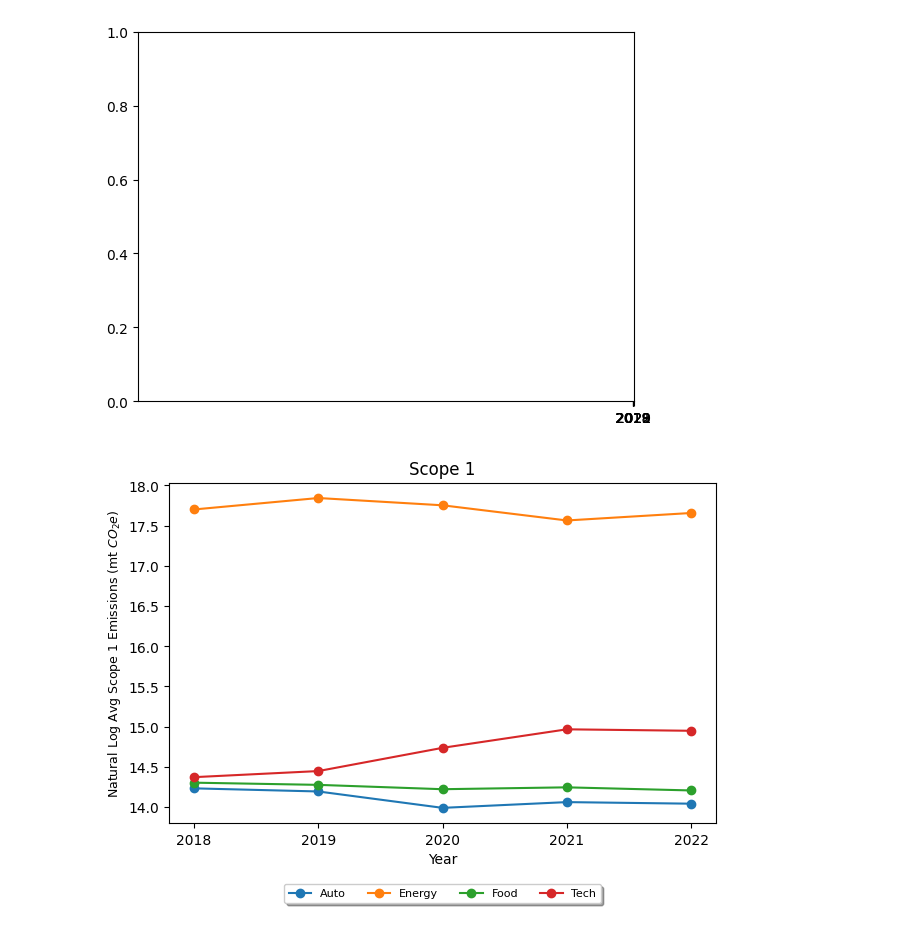
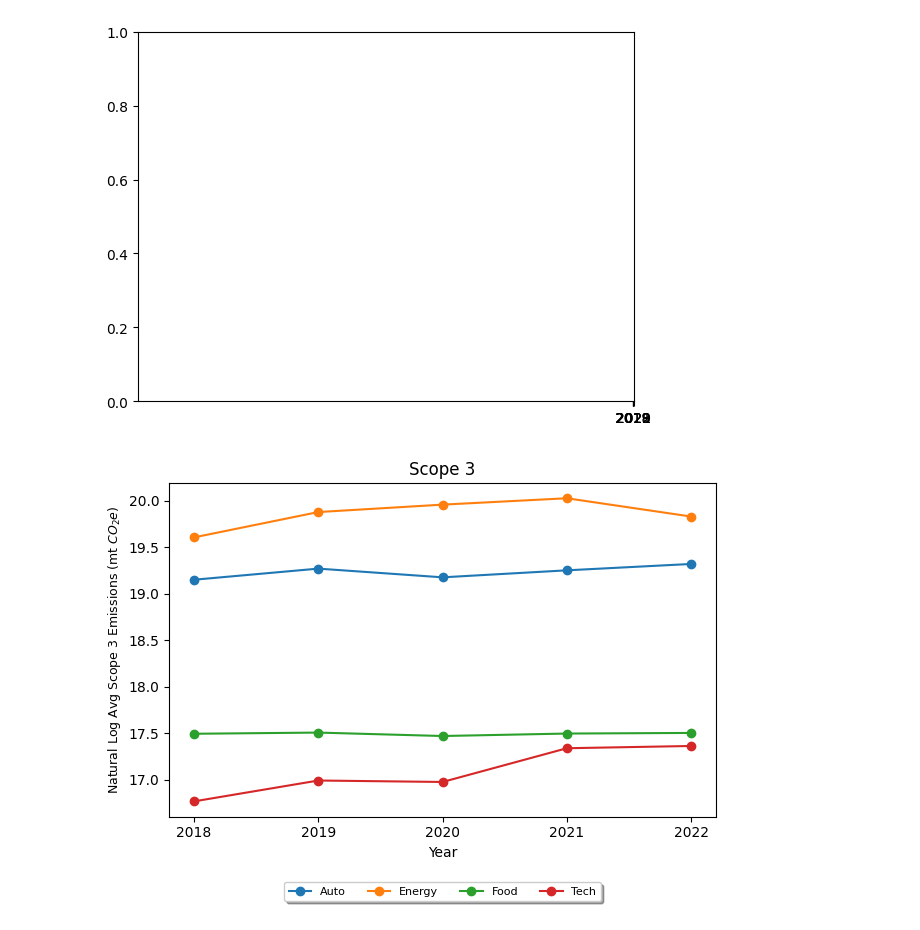
Before and after one commit to zcjanin/decarbonization-2024, a Jupyter notebook: Charts.ipynb, the cells around one changed output. Saved outputs shown, nothing was run; the diff lists cells and outputs as text; code cells hidden in the pictures.

Commit message:
added scope charts

```diff
--- a/Charts.ipynb
+++ b/Charts.ipynb
@@ -286,55 +286,55 @@ array([2018., 2019., 2020., 2021., 2022.])
 years = np.linspace(2018, 2022,5)
 # plt.figure(figsize=[12,4])
 # plt.subplot(131)
-avgs1_BySector = sectors.pivot_table(
-    index='YEAR',
-    columns='SECTOR',
-    values='SCOPE 1',
-    aggfunc = np.mean
-).round(2).reset_index().drop([0])
+# avgs1_BySector = sectors.pivot_table(
+#     index='YEAR',
+#     columns='SECTOR',
+#     values='SCOPE 1',
+#     aggfunc = np.mean
+# ).round(2).reset_index().drop([0])
 
-for sector in avgs1_BySector.columns[1:]:
-    plt.plot(avgs1_BySector['YEAR'], np.log(avgs1_BySector[sector]), label=sector, marker='o')
-    plt.ylabel('Natural Log Avg Scope 1 Emissions (mt $CO_{2}e$)', fontsize=9)
-    plt.xlabel('Year')
-    plt.legend(fontsize=8, loc='lower center', bbox_to_anchor=(0.5, -0.25), fancybox=True, shadow=True, ncol=4)
-    plt.title('Scope 1')
+# for sector in avgs1_BySector.columns[1:]:
+#     plt.plot(avgs1_BySector['YEAR'], np.log(avgs1_BySector[sector]), label=sector, marker='o')
+#     plt.ylabel('Natural Log Avg Scope 1 Emissions (mt $CO_{2}e$)', fontsize=9)
+#     plt.xlabel('Year')
+#     plt.legend(fontsize=8, loc='lower center', bbox_to_anchor=(0.5, -0.25), fancybox=True, shadow=True, ncol=4)
+#     plt.title('Scope 1')
 
 
 # plt.subplot(132)
 # avgs2_BySector = sectors.pivot_table(
 #     index='YEAR',
 #     columns='SECTOR',
 #     values='SCOPE 2 (location-based)',
 #     aggfunc = np.mean
 # ).round(2).reset_index().drop([0])
 
 # for sector in avgs2_BySector.columns[1:]:
 #     plt.plot(years, np.log(avgs2_BySector[sector]), label=sector, marker='o')
 #     plt.ylabel('Natural Log Avg Scope 2 Emissions (mt $CO_{2}e$)', fontsize=9)
 #     plt.xlabel('Year')
 #     plt.legend(fontsize=8, loc='lower center', bbox_to_anchor=(0.5, -0.27), fancybox=True, shadow=True, ncol=4)
 #     plt.title('Scope 2')
 
 
 # plt.subplot(133)
-# avgs3_BySector = sectors.pivot_table(
-#     index='YEAR',
-#     columns='SECTOR',
-#     values='SCOPE 3',
-#     aggfunc = np.mean
-# ).round(2).reset_index().drop([0])
+avgs3_BySector = sectors.pivot_table(
+    index='YEAR',
+    columns='SECTOR',
+    values='SCOPE 3',
+    aggfunc = np.mean
+).round(2).reset_index().drop([0])
 
-# for sector in avgs3_BySector.columns[1:]:
-#     plt.plot(avgs3_BySector['YEAR'], np.log(avgs3_BySector[sector]), label=sector, marker='o')
-#     plt.ylabel('Natural Log Avg Scope 3 Emissions (mt $CO_{2}e$)', fontsize=9)
-#     plt.xlabel('Year')
-#     plt.legend(fontsize=8, loc='lower center', bbox_to_anchor=(0.5, -0.27), fancybox=True, shadow=True, ncol=4)
-#     plt.title('Scope 3')
+for sector in avgs3_BySector.columns[1:]:
+    plt.plot(avgs3_BySector['YEAR'], np.log(avgs3_BySector[sector]), label=sector, marker='o')
+    plt.ylabel('Natural Log Avg Scope 3 Emissions (mt $CO_{2}e$)', fontsize=9)
+    plt.xlabel('Year')
+    plt.legend(fontsize=8, loc='lower center', bbox_to_anchor=(0.5, -0.27), fancybox=True, shadow=True, ncol=4)
+    plt.title('Scope 3')
 
 # plt.suptitle('Emissions Percent Change Over Time by Scope', fontweight='bold')
 plt.xticks(np.arange(2018,2023))
 plt.tight_layout()
 plt.show();
 # %% [output]
-[figure, old version]
+[figure, new version]
```
Also changed, not shown: 3 other files.
